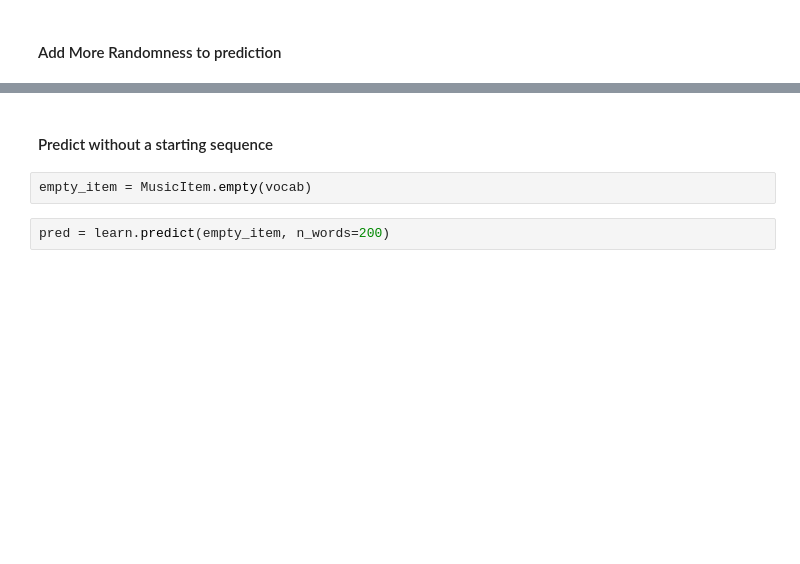
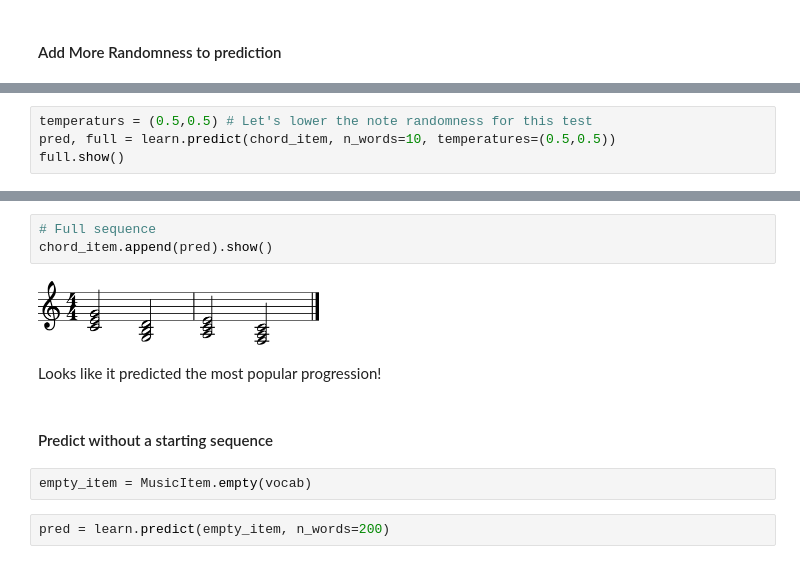
Before and after one commit to bearpelican/musicautobot, a Jupyter notebook: notebooks/music_transformer/Generate.ipynb, the cells around one changed output, grey strips where cells are left out. Cells and saved outputs as stored; diff of their text form; blank space fills up the shorter version.

```diff
--- a/notebooks/music_transformer/Generate.ipynb
+++ b/notebooks/music_transformer/Generate.ipynb
@@ -104,0 +127,4 @@ pred.show()
+# %%
+temperaturs = (0.5,0.5) # Let's lower the note randomness for this test
+pred, full = learn.predict(chord_item, n_words=10, temperatures=(0.5,0.5))
+full.show()
@@ -105,3 +138,10 @@ pred.show()
+# %%
+# Full sequence
+chord_item.append(pred).show()
+# %% [output]
+[figure, added]
+# %% [markdown]
+Looks like it predicted the most popular progression!
 # %% [markdown]
 #### Predict without a starting sequence
 # %%
```
Also changed, not shown: parts of 12 cells of this notebook, 4 other files.
